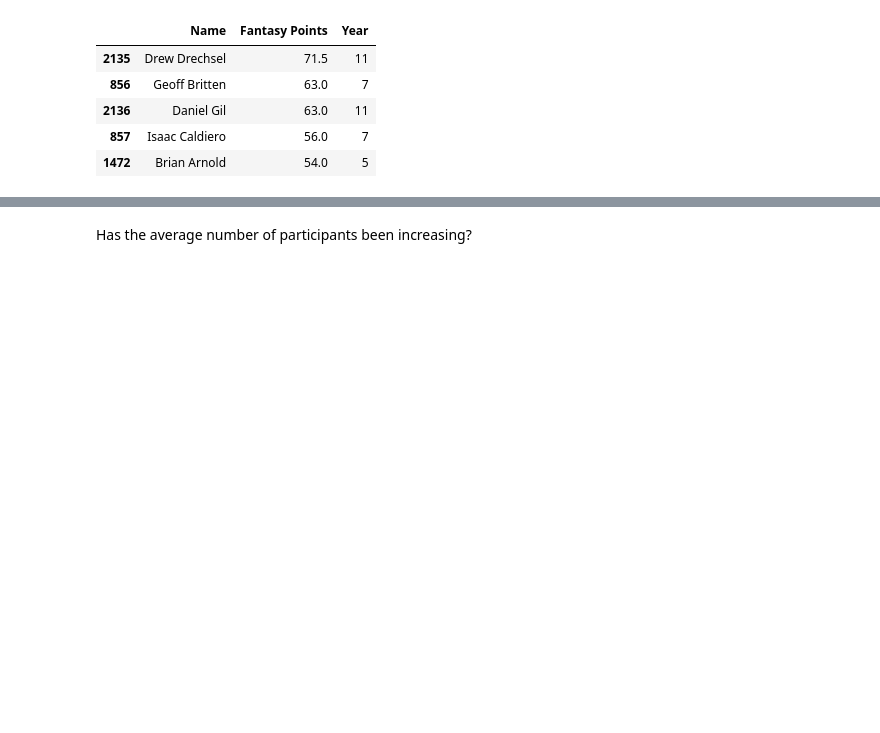
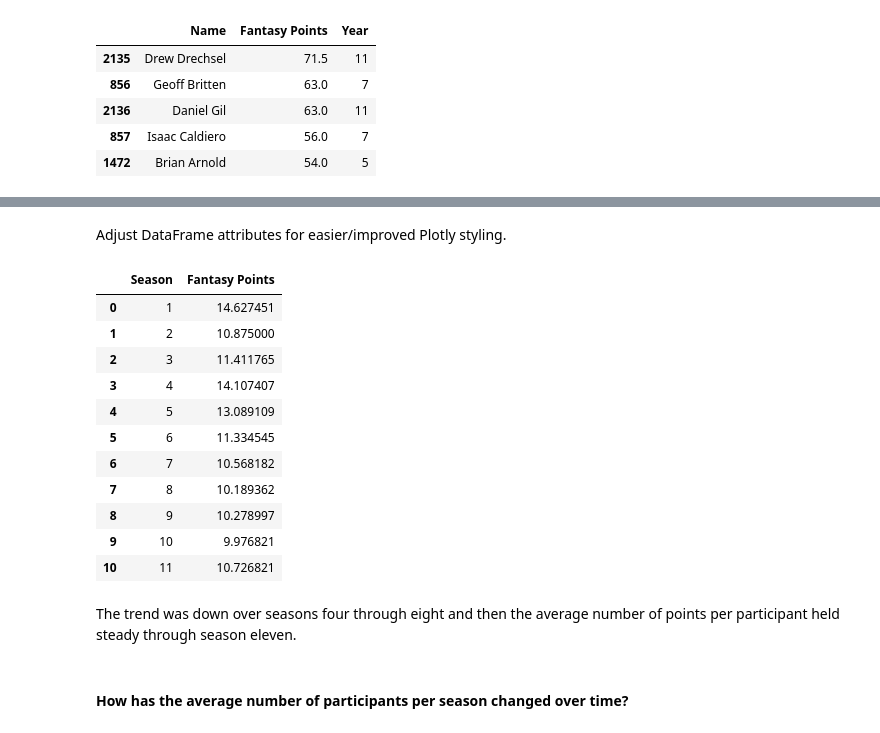
Before and after one commit to discdiver/ninja-warrior-analysis, a Jupyter notebook: analysis.ipynb, the cells around one changed output, grey strips where cells are left out. Saved outputs shown, nothing was run; the diff lists cells and outputs as text; code cells hidden in the pictures; blank space fills up the shorter version.

```diff
--- a/analysis.ipynb
+++ b/analysis.ipynb
@@ -156,0 +176,19 @@ Have average fantasy points been increasing?
+# %% [markdown]
+Adjust DataFrame attributes for easier/improved Plotly styling.
+# %%
+avg_fantasy_pts['Year'] = avg_fantasy_pts['Year'].astype('string')
+avg_fantasy_pts.rename(columns={'Year': 'Season', 'Name':'Contestants'}, inplace=True)
+avg_fantasy_pts
+# %% [output]
+|  | Season | Fantasy Points |
+| 0 | 1 | 14.627451 |
+| 1 | 2 | 10.875000 |
+| 2 | 3 | 11.411765 |
+| 3 | 4 | 14.107407 |
+| 4 | 5 | 13.089109 |
+| 5 | 6 | 11.334545 |
+| 6 | 7 | 10.568182 |
+| 7 | 8 | 10.189362 |
+| 8 | 9 | 10.278997 |
+| 9 | 10 | 9.976821 |
+| 10 | 11 | 10.726821 |
@@ -157,2 +206,4 @@ Have average fantasy points been increasing?
+# %% [markdown]
+The trend was down over seasons four through eight and then the average number of points per participant held steady through season eleven.
 # %% [markdown]
-Has the average number of participants been increasing?
+#### How has the average number of participants per season changed over time?
```
Also changed, not shown: parts of 27 cells of this notebook.
